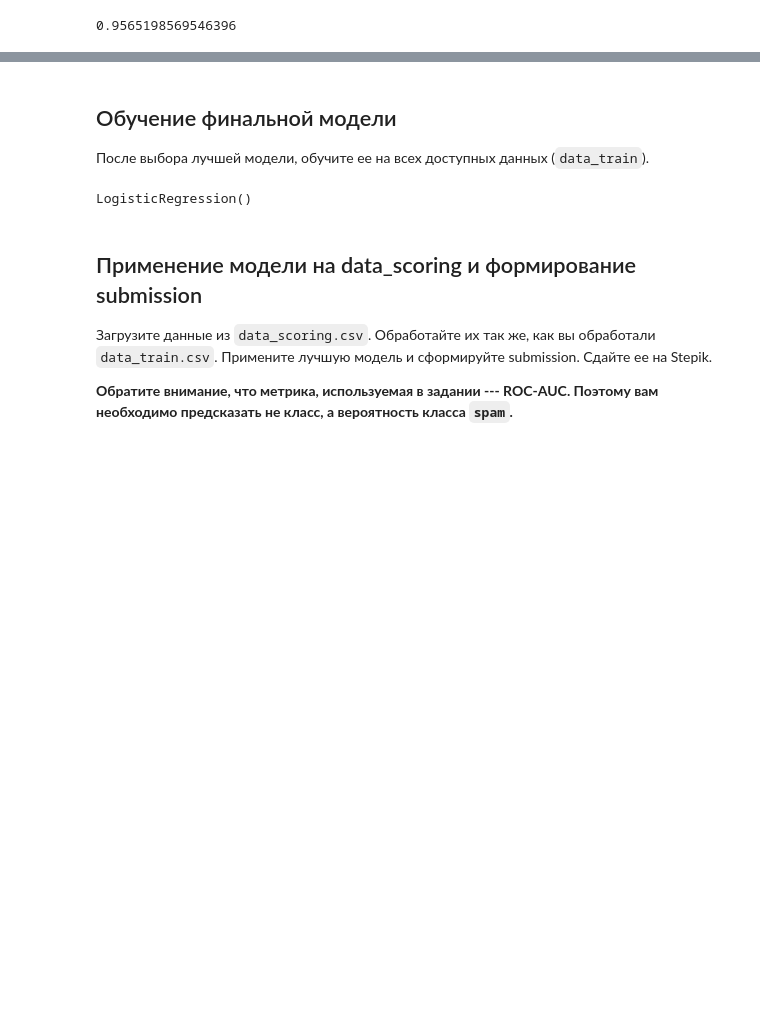
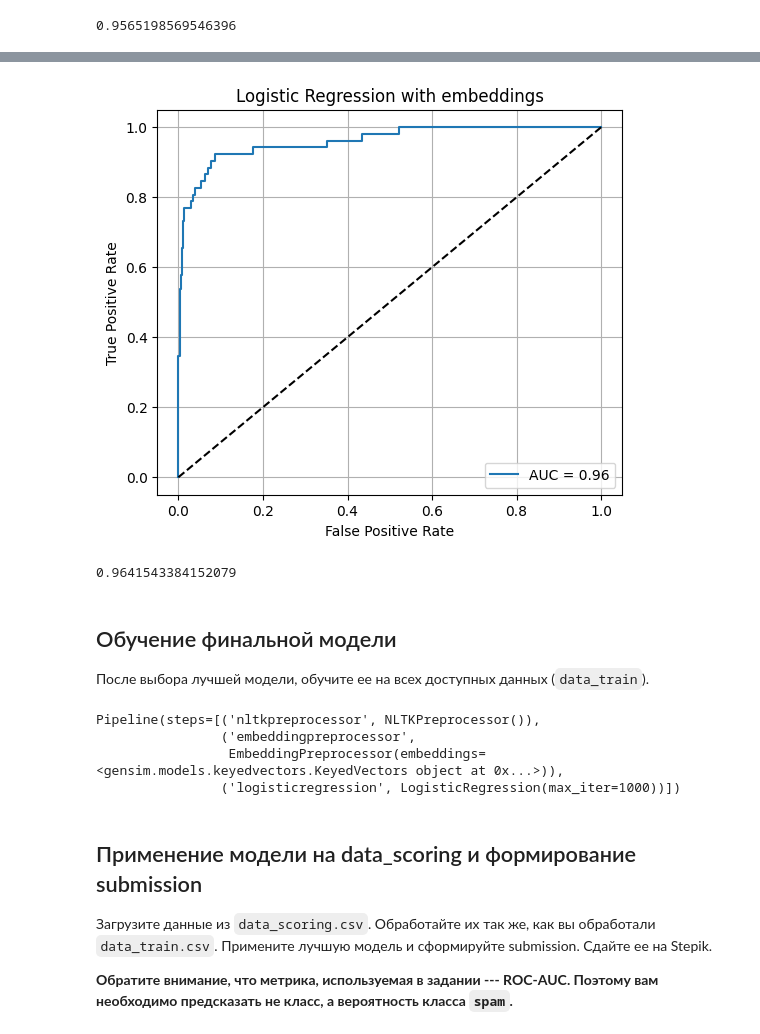
Before and after one commit to kovzanok/ml, a Jupyter notebook: hw_01_logistic_regression_for_text.ipynb, the cells around one changed output, grey strips where cells are left out. Cells and saved outputs as stored; diff of their text form; code cells hidden in the pictures; blank space fills up the shorter version.

```diff
--- a/hw_01_logistic_regression_for_text.ipynb
+++ b/hw_01_logistic_regression_for_text.ipynb
@@ -269,17 +269,17 @@ Successfully installed gensim-4.3.3 numpy-1.26.4 scipy-1.13.1
 import gensim.downloader
 
 class EmbeddingPreprocessor(BaseEstimator, TransformerMixin):
-    def __init__(self):
-        self.embeddings = gensim.downloader.load('glove-wiki-gigaword-100')
+    def __init__(self, embeddings):
+        self.embeddings = embeddings
 
     def fit(self, X, y=None):
         return self
 
-    def _vectorize_sum(comment):
+    def _vectorize_sum(self, comment):
         embedding_dim = self.embeddings.vectors.shape[1]
 
         try:
-            comment_vectors = np.stack([ self.embeddings.word_vec(word) if word in self.embeddings else np.zeros(embedding_dim) for word in comment.split() ])
+            comment_vectors = np.stack([ self.embeddings.get_vector (word) if word in self.embeddings else np.zeros(embedding_dim) for word in comment.split() ])
         except:
             print('no vector created')
             comment_vectors = np.zeros((1, embedding_dim))
@@ -291,20 +291,32 @@ class EmbeddingPreprocessor(BaseEstimator, TransformerMixin):
         X_wv = np.stack([self._vectorize_sum(text) for text in X])
 
         return X_wv
+# %%
+embs = gensim.downloader.load('glove-wiki-gigaword-100')
 # %%
-score = run_model_pipeline([EmbeddingPreprocessor(),
-                            LogisticRegression()],
+score = run_model_pipeline([EmbeddingPreprocessor(embeddings=embs),
+                            LogisticRegression(max_iter=1000)],
                             X=data['x'],
                             y=data['y'],
-                           model_name='Logistic Regression')
+                           model_name='Logistic Regression with embeddings')
 print(score)
+# %% [output]
+[figure, added]
+0.9641543384152079
 # %% [markdown]
 ## Обучение финальной модели
 После выбора лучшей модели, обучите ее на всех доступных данных (`data_train`).
-# %%
-best_model = #YOUR CODE
-# %% [output]
-LogisticRegression()
+# %%
+best_model = make_pipeline(NLTKPreprocessor(),
+                      EmbeddingPreprocessor(embeddings=embs),
+                      LogisticRegression(max_iter=1000))
+
+best_model.fit(data['x'], data['y'])
+# %% [output]
+Pipeline(steps=[('nltkpreprocessor', NLTKPreprocessor()),
+                ('embeddingpreprocessor',
+                 EmbeddingPreprocessor(embeddings=<gensim.models.keyedvectors.KeyedVectors object at 0x...>)),
+                ('logisticregression', LogisticRegression(max_iter=1000))])
 # %% [markdown]
 ## Применение модели на data_scoring и формирование submission
 Загрузите данные из `data_scoring.csv`. Обработайте их так же, как вы обработали `data_train.csv`. Примените лучшую модель и сформируйте submission. Сдайте ее на Stepik.
```
Also changed, not shown: parts of 3 cells of this notebook.
